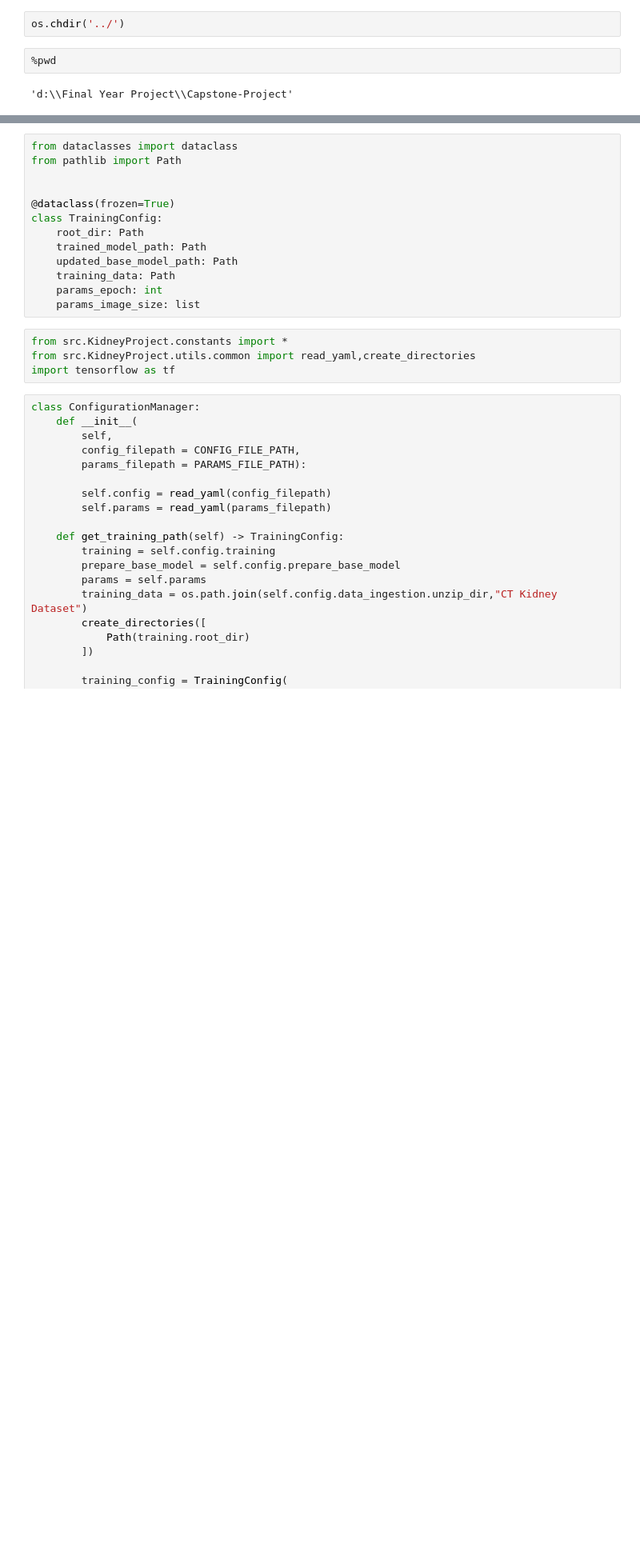
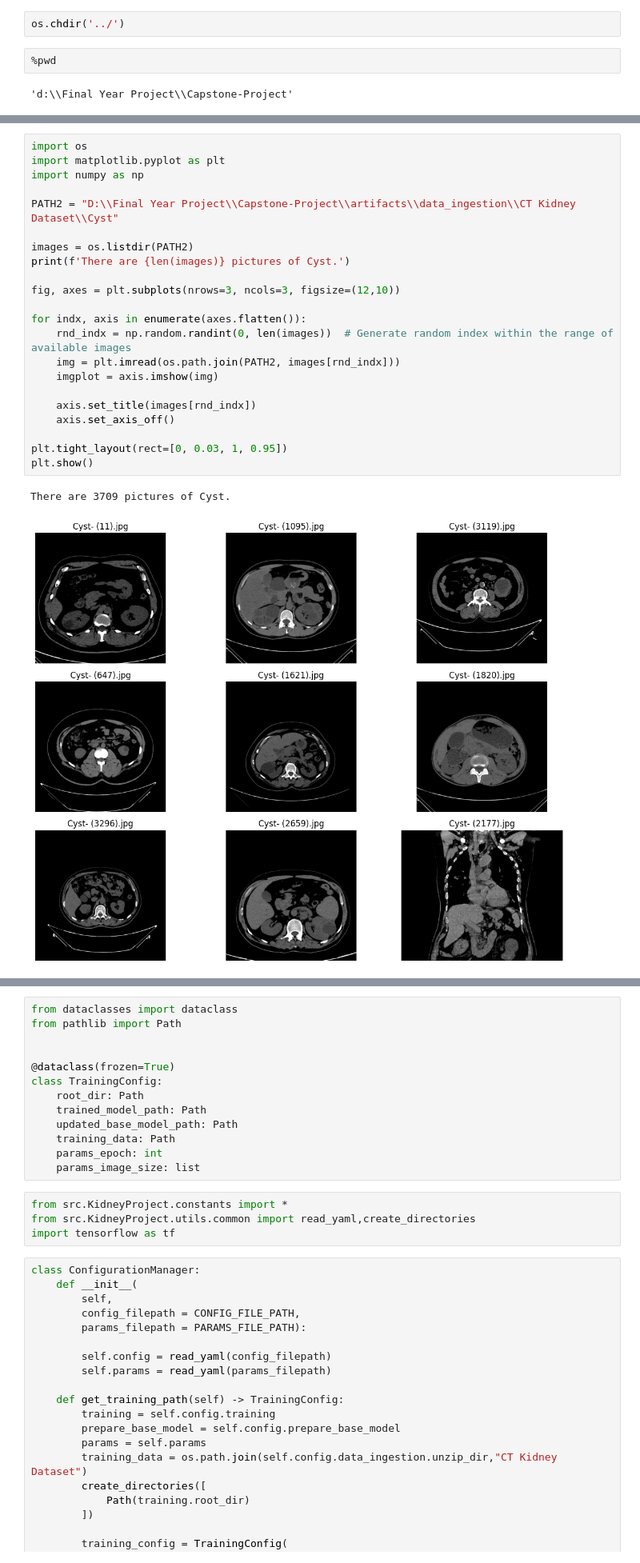
Before and after one commit to Giridharan2k/Capstone-Project, a Jupyter notebook: research/03_model_training.ipynb, the cells around one changed output, grey strips where cells are left out. Shown at 80% size. Drawn from its saved outputs; the diff is of its cells as text; blank space fills up the shorter version.

```diff
--- a/research/03_model_training.ipynb
+++ b/research/03_model_training.ipynb
@@ -12,0 +36,25 @@ os.chdir('../')
+# %%
+import os
+import matplotlib.pyplot as plt
+import numpy as np
+
+PATH2 = "D:\\Final Year Project\\Capstone-Project\\artifacts\\data_ingestion\\CT Kidney Dataset\\Cyst"
+
+images = os.listdir(PATH2)
+print(f'There are {len(images)} pictures of Cyst.')
+
+fig, axes = plt.subplots(nrows=3, ncols=3, figsize=(12,10))
+
+for indx, axis in enumerate(axes.flatten()):
+    rnd_indx = np.random.randint(0, len(images))  # Generate random index within the range of available images
+    img = plt.imread(os.path.join(PATH2, images[rnd_indx]))
+    imgplot = axis.imshow(img)
+
+    axis.set_title(images[rnd_indx])
+    axis.set_axis_off()
+
+plt.tight_layout(rect=[0, 0.03, 1, 0.95])
+plt.show()
+# %% [output]
+There are 3709 pictures of Cyst.
+[figure, added]
```
Also changed, not shown: parts of 4 cells of this notebook.
